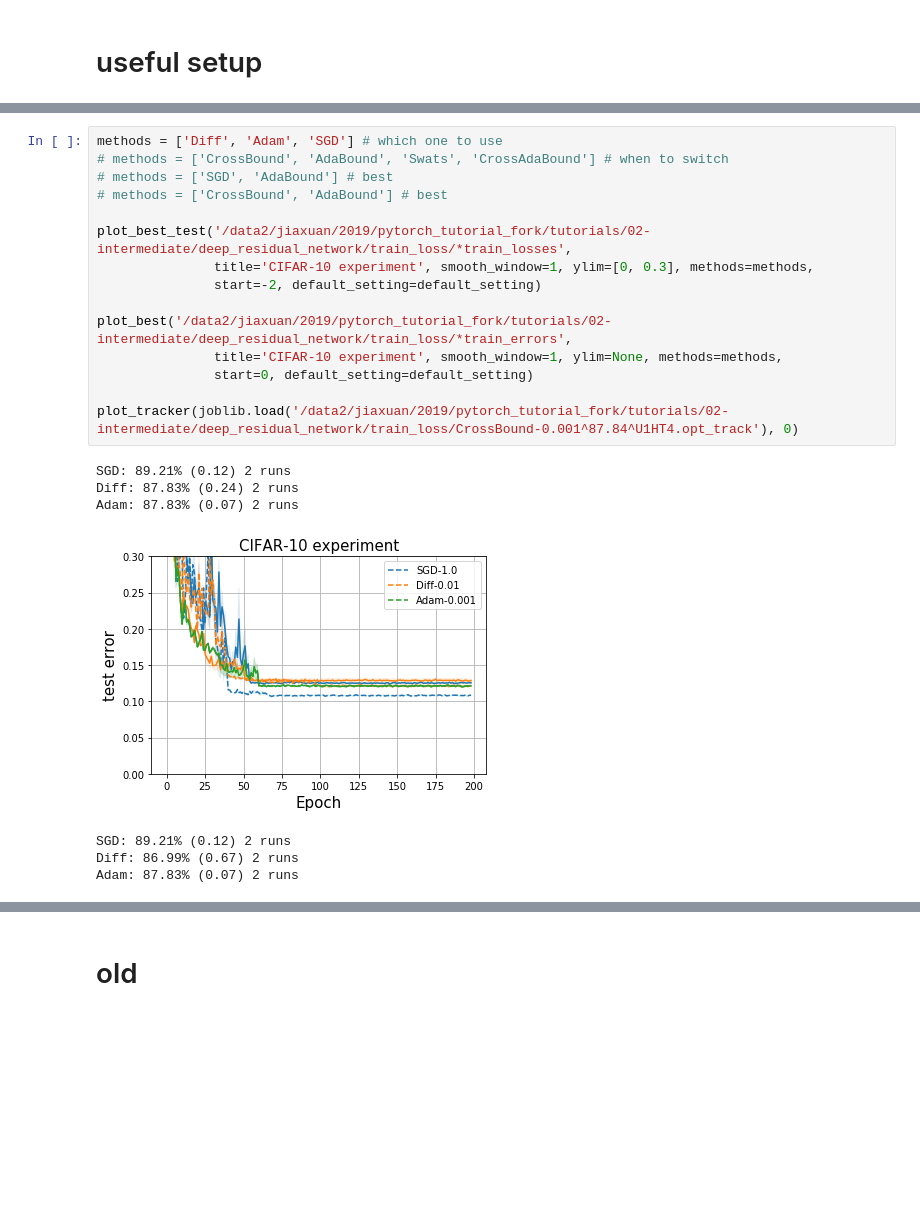
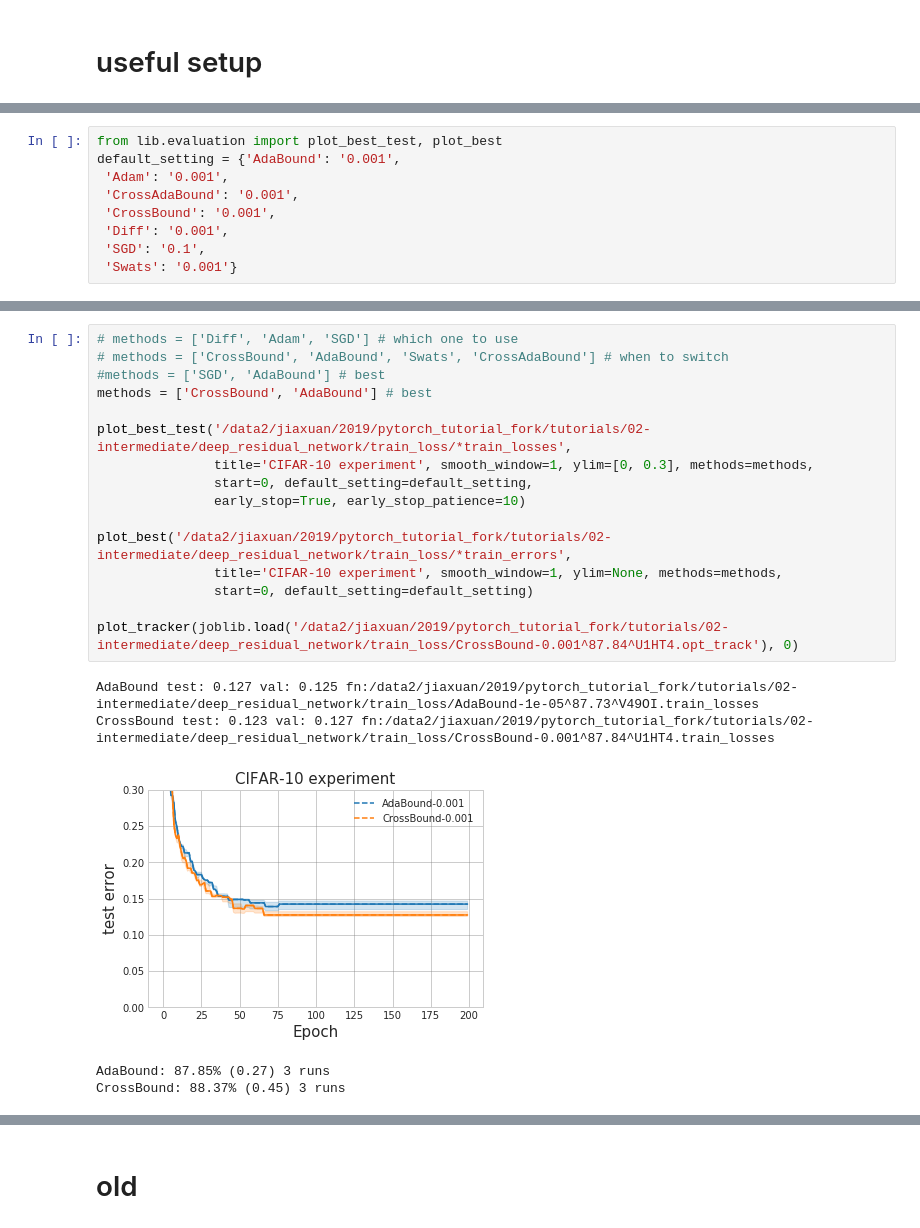
Before and after one commit to nathanwang000/MTL, a Jupyter notebook: optimizer_exp.ipynb, the cells around one changed output, grey strips where cells are left out. Saved outputs shown, nothing was run; the diff lists cells and outputs as text; blank space fills up the shorter version.

```diff
--- a/optimizer_exp.ipynb
+++ b/optimizer_exp.ipynb
@@ -441,0 +440,9 @@ from lib.evaluation import plot_best_test, plot_best
+# %%
+from lib.evaluation import plot_best_test, plot_best
+default_setting = {'AdaBound': '0.001',
+ 'Adam': '0.001',
+ 'CrossAdaBound': '0.001',
+ 'CrossBound': '0.001',
+ 'Diff': '0.001',
+ 'SGD': '0.1',
+ 'Swats': '0.001'}
@@ -538,23 +587,22 @@ CrossAdaBound: 98.89% (0.10) 4 runs
 # %%
-methods = ['Diff', 'Adam', 'SGD'] # which one to use
+# methods = ['Diff', 'Adam', 'SGD'] # which one to use
 # methods = ['CrossBound', 'AdaBound', 'Swats', 'CrossAdaBound'] # when to switch
-# methods = ['SGD', 'AdaBound'] # best
-# methods = ['CrossBound', 'AdaBound'] # best
+#methods = ['SGD', 'AdaBound'] # best
+methods = ['CrossBound', 'AdaBound'] # best
 
 plot_best_test('/data2/jiaxuan/2019/pytorch_tutorial_fork/tutorials/02-intermediate/deep_residual_network/train_loss/*train_losses',
                title='CIFAR-10 experiment', smooth_window=1, ylim=[0, 0.3], methods=methods,
-               start=-2, default_setting=default_setting)
+               start=0, default_setting=default_setting,
+               early_stop=True, early_stop_patience=10)
 
 plot_best('/data2/jiaxuan/2019/pytorch_tutorial_fork/tutorials/02-intermediate/deep_residual_network/train_loss/*train_errors',
                title='CIFAR-10 experiment', smooth_window=1, ylim=None, methods=methods,
                start=0, default_setting=default_setting)
 
 plot_tracker(joblib.load('/data2/jiaxuan/2019/pytorch_tutorial_fork/tutorials/02-intermediate/deep_residual_network/train_loss/CrossBound-0.001^87.84^U1HT4.opt_track'), 0)
 # %% [output]
-SGD: 89.21% (0.12) 2 runs
-Diff: 87.83% (0.24) 2 runs
-Adam: 87.83% (0.07) 2 runs
+AdaBound test: 0.127 val: 0.125 fn:/data2/jiaxuan/2019/pytorch_tutorial_fork/tutorials/02-intermediate/deep_residual_network/train_loss/AdaBound-1e-05^87.73^V49OI.train_losses
+CrossBound test: 0.123 val: 0.127 fn:/data2/jiaxuan/2019/pytorch_tutorial_fork/tutorials/02-intermediate/deep_residual_network/train_loss/CrossBound-0.001^87.84^U1HT4.train_losses
-[figure, old version]
+[figure, new version]
-SGD: 89.21% (0.12) 2 runs
-Diff: 86.99% (0.67) 2 runs
-Adam: 87.83% (0.07) 2 runs
+AdaBound: 87.85% (0.27) 3 runs
+CrossBound: 88.37% (0.45) 3 runs
```
Also changed, not shown: parts of 9 cells of this notebook, 2 other files.
